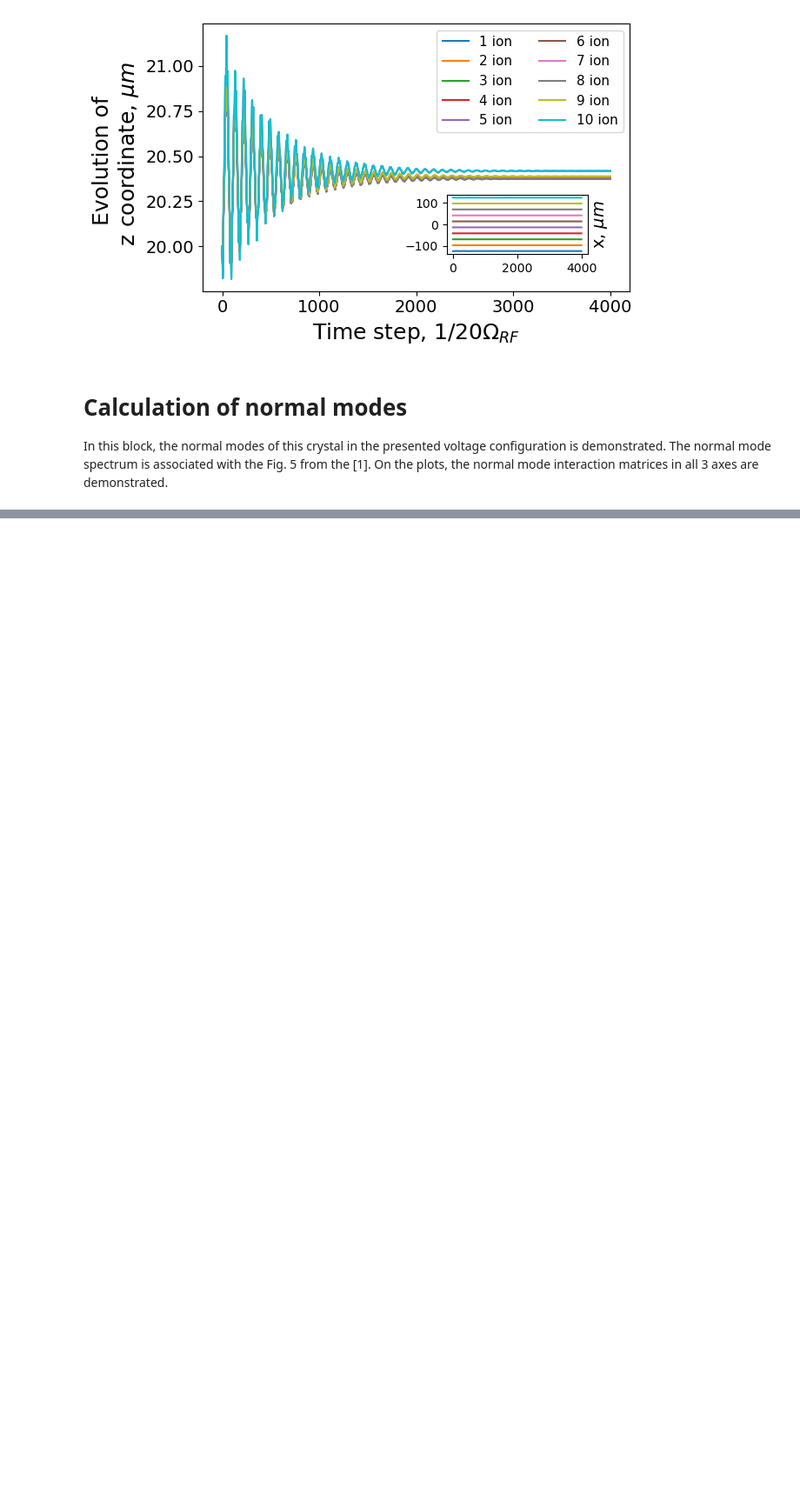
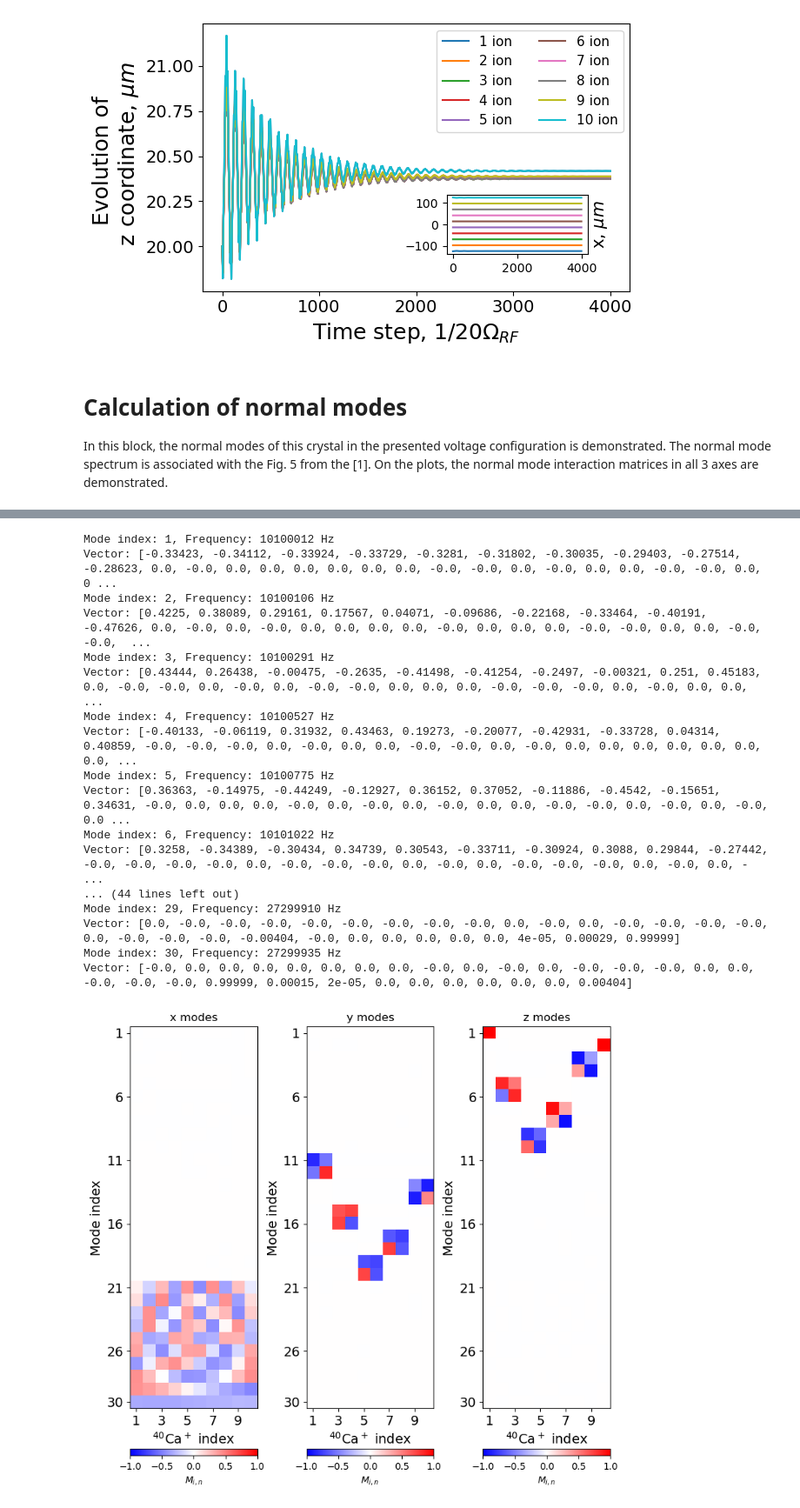
Before and after one commit to underforestaaa/Sion, a Jupyter notebook: examples/individual_wells_voltage_optimization.ipynb, the cells around one changed output, grey strips where cells are left out. Shown at 87% size. Drawn from its saved outputs; the diff is of its cells as text; code cells hidden in the pictures; blank space fills up the shorter version.

```diff
--- a/examples/individual_wells_voltage_optimization.ipynb
+++ b/examples/individual_wells_voltage_optimization.ipynb
@@ -546,7 +553,7 @@ omegas = np.array(omegas)
 ion_number = 10
 ion_masses = [M for el in range(ion_number)]
 
-_, data = pl.readdump('posvol.txt')
+_, data = pl.readdump('logs/posvol.txt')
 
 
 final_x = data[-1, :, 0]
@@ -561,7 +568,12 @@ for i in sort:
     ion_positions[k] = np.array([final_x[i], final_y[i], final_z[i]])
     k+=1
 
-freqs, modes = sn.normal_modes(ion_positions, omegas, ion_masses, linear = True)
+equilibrium_positions = []
+for i in range(ion_number):
+    equilibrium_positions.append(np.array([np.mean(data[3800:, i, 0]), np.mean(data[3800:, i, 1]), np.mean(data[3800:, i, 2])]))
+equilibrium_positions = np.array(equilibrium_positions)
+
+freqs, modes = sn.normal_modes(equilibrium_positions, omegas, ion_masses, linear = True)
 
 axial_freqs = freqs[0]
 radial_freqs_y = freqs[1]
@@ -586,7 +598,7 @@ freqs, modes = sn.normal_modes(ion_positions, omegas, ion_masses, linear = False
 
 plt.figure(figsize = [4,4])
 plt.imshow(modes[::-1,:] / np.max(np.abs(modes[:])), cmap='bwr', vmin = -1, vmax =1)
-plt.colorbar()
+plt.colorbar(shrink = 0.8, aspect = 30, ticks = [-1, -0.5, 0, 0.5, 1])
 plt.tight_layout()
 plt.vlines([9.5,19.5], ymin = 0, ymax = 29 ,linestyles = 'dashed', color = 'k')
 plt.locator_params(axis='x', nbins=3)
@@ -596,6 +608,7 @@ plt.text(24, 15,'z',fontsize = 'large')
 plt.xlabel('$^{9}$Be$^+$ index', fontsize = 14)
 plt.ylabel('Mode index', fontsize = 14)
 plt.tight_layout()
+plt.savefig('images/individual_wells_example_modes.eps', format = 'eps')
 plt.show()
 
 plt.figure(figsize = [4,4])
@@ -651,0 +665,41 @@ X Normal Vectors:
+# %%
+freqs, modes = sn.normal_modes(equilibrium_positions, omegas, ion_masses)
+for i, mode in enumerate(modes):
+    print(f'Mode index: {i+1}, Frequency: {int(np.round(freqs[i], 0))} Hz')
+    print(f'Vector: {list(np.round(mode, 5))}')
+
+fig, ax = plt.subplots(1, 3, figsize = [8, 8])
+ax[0].set_title('x modes')
+ax[1].set_title('y modes')
+ax[2].set_title('z modes')
+for i in range(3):
+    im = ax[i].imshow(modes[::-1,i*ion_number:(i+1)*ion_number] / np.max(np.abs(modes[:])), cmap='bwr', vmin = -1, vmax =1)
+    ax[i].set_xlabel('$^{40}$Ca$^+$ index', fontsize = 14)
+    ax[i].set_ylabel('Mode index', fontsize = 14)
+    ax[i].set_xticks([0, 2, 4, 6, 8],[1, 3, 5, 7, 9],fontsize = 14)
+    ax[i].set_yticks([0, 5, 10, 15, 20, 25, 29],[1, 6, 11, 16, 21, 26, 30], fontsize = 14)
+    cb = fig.colorbar(im, ax=ax[i], orientation='horizontal', shrink = 1, pad = 0.08)
+    cb.set_label('$M_{i,n}$')
+
+plt.tight_layout()
+plt.savefig('images/ind_wells_norm_modes.eps')
+plt.show()
+# %% [output]
+Mode index: 1, Frequency: 10100012 Hz
+Vector: [-0.33423, -0.34112, -0.33924, -0.33729, -0.3281, -0.31802, -0.30035, -0.29403, -0.27514, -0.28623, 0.0, -0.0, 0.0, 0.0, 0.0, 0.0, 0.0, 0.0, -0.0, -0.0, 0.0, -0.0, 0.0, 0.0, -0.0, -0.0, 0.0, 0 ...
+Mode index: 2, Frequency: 10100106 Hz
+Vector: [0.4225, 0.38089, 0.29161, 0.17567, 0.04071, -0.09686, -0.22168, -0.33464, -0.40191, -0.47626, 0.0, -0.0, 0.0, -0.0, 0.0, 0.0, 0.0, 0.0, -0.0, 0.0, 0.0, 0.0, -0.0, -0.0, 0.0, 0.0, -0.0, -0.0,  ...
+Mode index: 3, Frequency: 10100291 Hz
+Vector: [0.43444, 0.26438, -0.00475, -0.2635, -0.41498, -0.41254, -0.2497, -0.00321, 0.251, 0.45183, 0.0, -0.0, -0.0, 0.0, -0.0, 0.0, -0.0, -0.0, 0.0, 0.0, 0.0, -0.0, -0.0, -0.0, 0.0, -0.0, 0.0, 0.0,  ...
+Mode index: 4, Frequency: 10100527 Hz
+Vector: [-0.40133, -0.06119, 0.31932, 0.43463, 0.19273, -0.20077, -0.42931, -0.33728, 0.04314, 0.40859, -0.0, -0.0, -0.0, 0.0, -0.0, 0.0, 0.0, -0.0, -0.0, 0.0, -0.0, 0.0, 0.0, 0.0, 0.0, 0.0, 0.0, 0.0, ...
+Mode index: 5, Frequency: 10100775 Hz
+Vector: [0.36363, -0.14975, -0.44249, -0.12927, 0.36152, 0.37052, -0.11886, -0.4542, -0.15651, 0.34631, -0.0, 0.0, 0.0, 0.0, -0.0, 0.0, -0.0, 0.0, -0.0, 0.0, 0.0, -0.0, -0.0, 0.0, -0.0, 0.0, -0.0, 0.0 ...
+Mode index: 6, Frequency: 10101022 Hz
+Vector: [0.3258, -0.34389, -0.30434, 0.34739, 0.30543, -0.33711, -0.30924, 0.3088, 0.29844, -0.27442, -0.0, -0.0, -0.0, -0.0, 0.0, -0.0, -0.0, -0.0, 0.0, -0.0, 0.0, -0.0, -0.0, -0.0, 0.0, -0.0, 0.0, - ...
+... (44 lines left out)
+Mode index: 29, Frequency: 27299910 Hz
+Vector: [0.0, -0.0, -0.0, -0.0, -0.0, -0.0, -0.0, -0.0, -0.0, 0.0, -0.0, 0.0, -0.0, -0.0, -0.0, -0.0, 0.0, -0.0, -0.0, -0.0, -0.00404, -0.0, 0.0, 0.0, 0.0, 0.0, 0.0, 4e-05, 0.00029, 0.99999]
+Mode index: 30, Frequency: 27299935 Hz
+Vector: [-0.0, 0.0, 0.0, 0.0, 0.0, 0.0, 0.0, 0.0, -0.0, 0.0, -0.0, 0.0, -0.0, -0.0, -0.0, 0.0, 0.0, -0.0, -0.0, -0.0, 0.99999, 0.00015, 2e-05, 0.0, 0.0, 0.0, 0.0, 0.0, 0.0, 0.00404]
+[figure, added]
```
Also changed, not shown: parts of 9 cells of this notebook, 10 other files.
